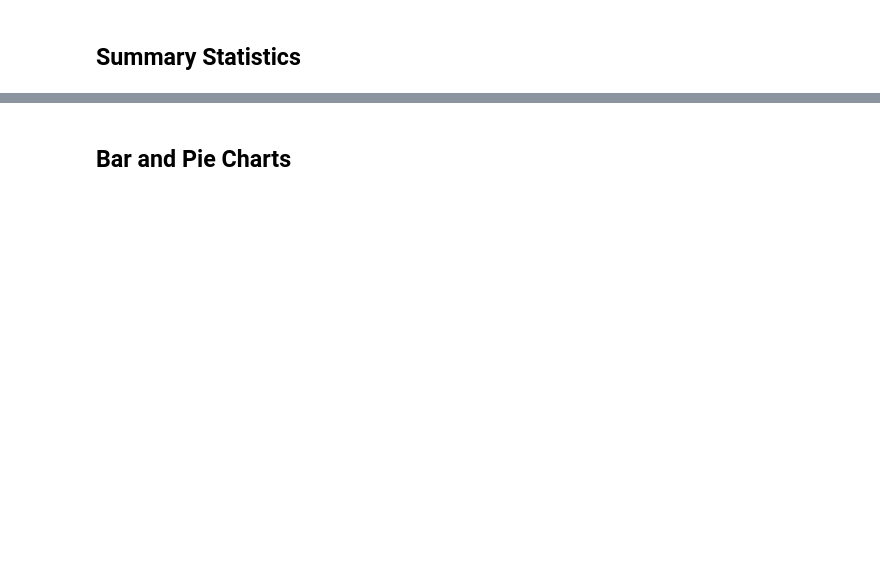
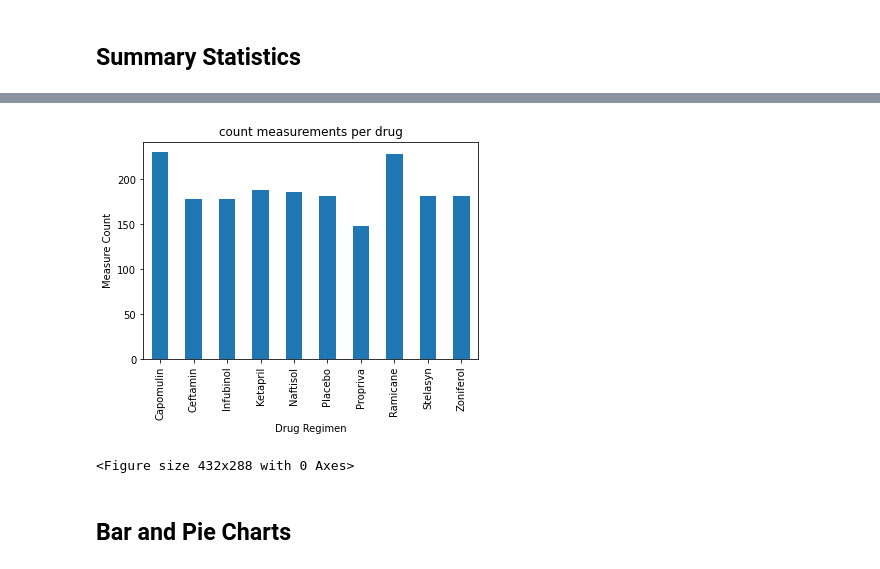
Before and after one commit to garycastle/matplotlib-challenge, a Jupyter notebook: pymaceuticals_starter.ipynb, the cells around one changed output, grey strips where cells are left out. Drawn from its saved outputs; the diff is of its cells as text; code cells hidden in the pictures; blank space fills up the shorter version.

```diff
--- a/pymaceuticals_starter.ipynb
+++ b/pymaceuticals_starter.ipynb
@@ -151,6 +131,19 @@ summary_stat
 # Generate a summary statistics table of mean, median, variance, standard deviation, and SEM of the tumor volume for each regimen
 
 # Using the aggregation method, produce the same summary statistics in a single line
+# %%
+drug_group = dup_mice.groupby('drug_regimen')
+meas_taken = drug_group['tumor_vol_mm3'].count()
+# %%
+# Generate a bar plot showing the total number of measurements taken on each drug regimen using pandas.
+drug_chart = meas_taken.plot(kind='bar', title='count measurements per drug')
+drug_chart.set_xlabel('Drug Regimen')
+drug_chart.set_ylabel('Measure Count')
+plt.show()
+plt.tight_layout()
+# %% [output]
+[figure, added]
+<Figure size 432x288 with 0 Axes>
 # %% [markdown]
 ## Bar and Pie Charts
 # %%
```
Also changed, not shown: parts of 12 cells of this notebook, 1 other file.
